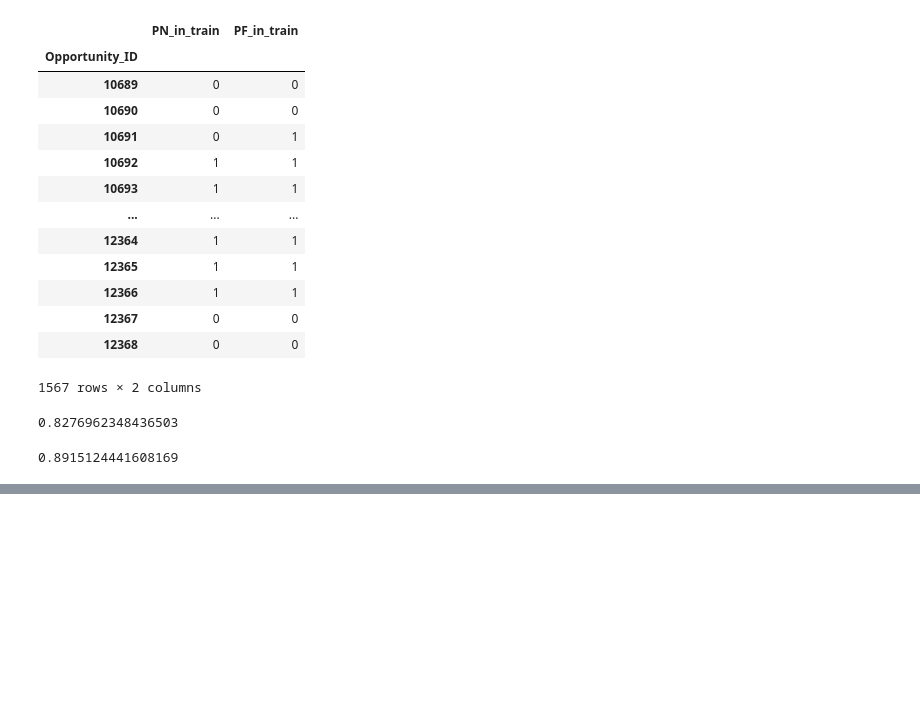
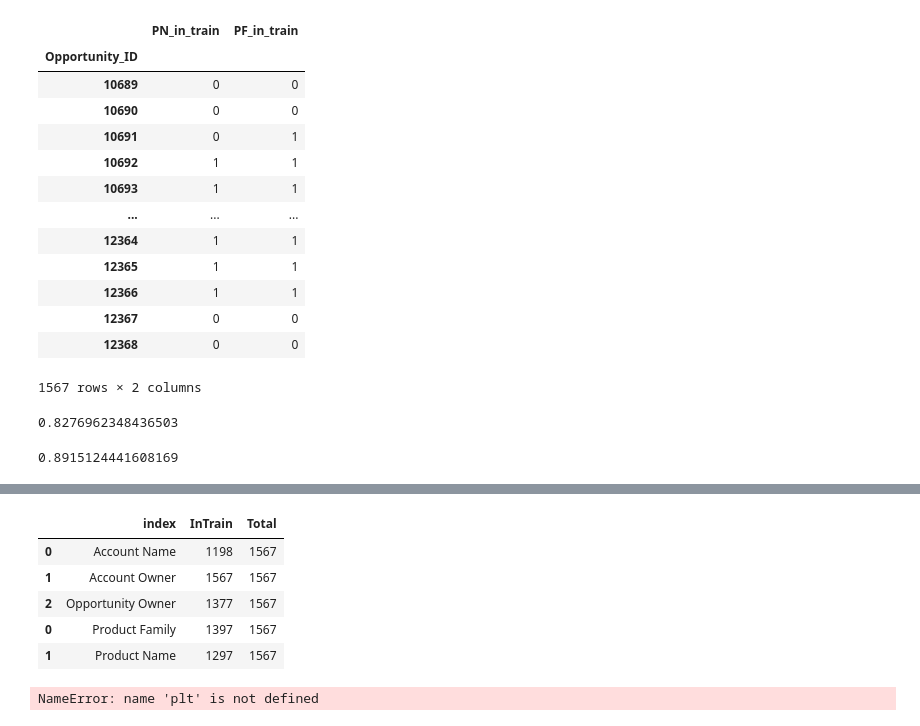
Before and after one commit to AgustinHejeij/tp2-datos, a Jupyter notebook: visus.ipynb, the cells around one changed output, grey strips where cells are left out. Saved outputs shown, nothing was run; the diff lists cells and outputs as text; code cells hidden in the pictures; blank space fills up the shorter version.

```diff
--- a/visus.ipynb
+++ b/visus.ipynb
@@ -265,0 +322,46 @@ a.PF_in_train.sum()/a.PF_in_train.count()
+# %%
+owners = pd.DataFrame({'InTrain': [opp.ANInTrain.sum(), opp.AOInTrain.sum(), opp.OOInTrain.sum()],
+         'Total': [opp.ANInTrain.count(), opp.AOInTrain.sum(), 1567]},
+            index = ['Account Name', 'Account Owner', 'Opportunity Owner']).reset_index()
+# %%
+total = owners.append(products)
+# %%
+total
+# %% [output]
+|  | index | InTrain | Total |
+| 0 | Account Name | 1198 | 1567 |
+| 1 | Account Owner | 1567 | 1567 |
+| 2 | Opportunity Owner | 1377 | 1567 |
+| 0 | Product Family | 1397 | 1567 |
+| 1 | Product Name | 1297 | 1567 |
+# %%
+import seaborn as sns
+
+f, ax = plt.subplots(figsize = (10, 4))
+
+sns.barplot(x = 'Total',
+            y = 'index',
+            data = total,
+            label = 'Datos no presentes en train',
+            color = 'red',
+            edgecolor = 'w')
+
+sns.barplot(x = 'InTrain',
+            y = 'index',
+            data = total,
+            label = 'Datos presentes en train',
+            color = 'green',
+            edgecolor = 'w')
+
+sns.set_color_codes('muted')
+
+ax.set_title('Comparando los datos de test presentes en train', fontsize = 15)
+ax.set_ylabel('', fontsize = 12)
+ax.set_xlabel('Cantidad de datos', fontsize = 12)
+ax.legend(fontsize=12)
+#sns.despine(left = True, bottom = True)
+plt.legend(bbox_to_anchor=(1.01, 0.98),  borderaxespad=0.)
+ax.set_yticklabels(ax.get_yticklabels(), fontsize=7)
+plt.show()
+# %% [output]
+NameError: name 'plt' is not defined
```
Also changed, not shown: parts of 5 cells of this notebook.
